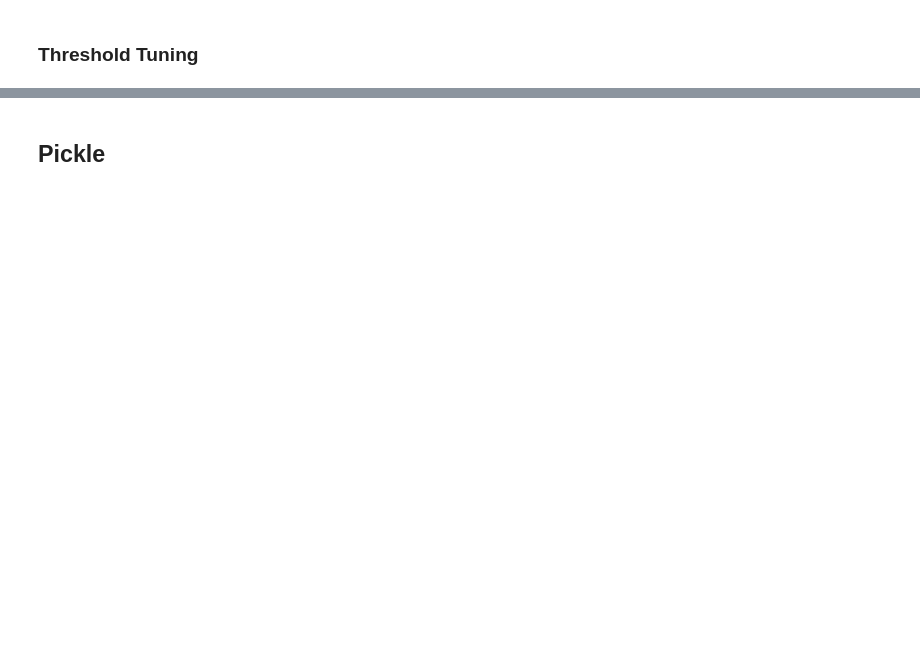
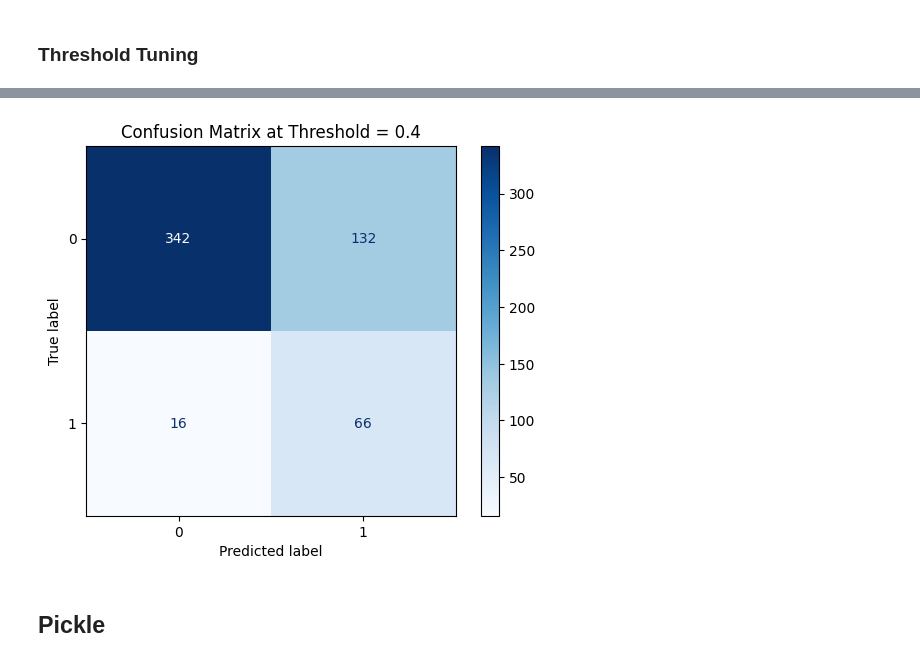
Before and after one commit to amfejosi/Module3Capstone, a Jupyter notebook: Capstone Module 3 Notebook.ipynb, the cells around one changed output, grey strips where cells are left out. Cells and saved outputs as stored; diff of their text form; code cells hidden in the pictures; blank space fills up the shorter version.

```diff
--- a/Capstone Module 3 Notebook.ipynb
+++ b/Capstone Module 3 Notebook.ipynb
@@ -980,2 +915,0 @@ grid_search = GridSearchCV(
-# %%
-grid_search.fit(X_train, y_train)
@@ -1011,0 +977,21 @@ best_model = grid_search.best_estimator_
+# %%
+best_params = logreg_grid_search.best_params_
+
+logreg_final_model = ImPipeline([
+    ('preprocessor', preprocessor),
+    ('smote', SMOTE(random_state=42)),
+    ('classifier', LogisticRegression(
+        C=best_params['classifier__C'],
+        class_weight=best_params['classifier__class_weight'],
+        penalty=best_params['classifier__penalty'],
+        solver=best_params['classifier__solver'],
+        max_iter=1000,
+        random_state=42
+    ))
+])
+
+logreg_final_model.fit(X_train, y_train)
+y_pred = logreg_final_model.predict(X_test)
+
+print("Confusion Matrix:\n", confusion_matrix(y_test, y_pred))
+print(classification_report(y_test, y_pred))
@@ -1012,2 +1118,4 @@ best_model = grid_search.best_estimator_
+# %%
+best_model = logreg_final_model
 # %% [markdown]
 ### Threshold Tuning
@@ -1061,0 +1176,9 @@ weighted avg       0.87      0.83      0.84       556
+# %%
+# Set tuned threshold
+threshold = 0.40
+
+# Predict with threshold
+y_pred_thresh = (y_proba >= threshold).astype(int)
+
+# Classification report
+print(classification_report(y_test, y_pred_thresh))
@@ -1062,2 +1194,13 @@ weighted avg       0.87      0.83      0.84       556
+# %%
+# Get confusion matrix
+cm = confusion_matrix(y_test, y_pred_thresh)
+
+# Display
+disp = ConfusionMatrixDisplay(confusion_matrix=cm, display_labels=[0, 1])
+disp.plot(cmap='Blues', values_format='d')
+plt.title(f'Confusion Matrix at Threshold = {threshold}')
+plt.show()
+# %% [output]
+[figure, added]
 # %% [markdown]
 ## Pickle
```
Also changed, not shown: parts of 36 cells of this notebook, 24 other files.
